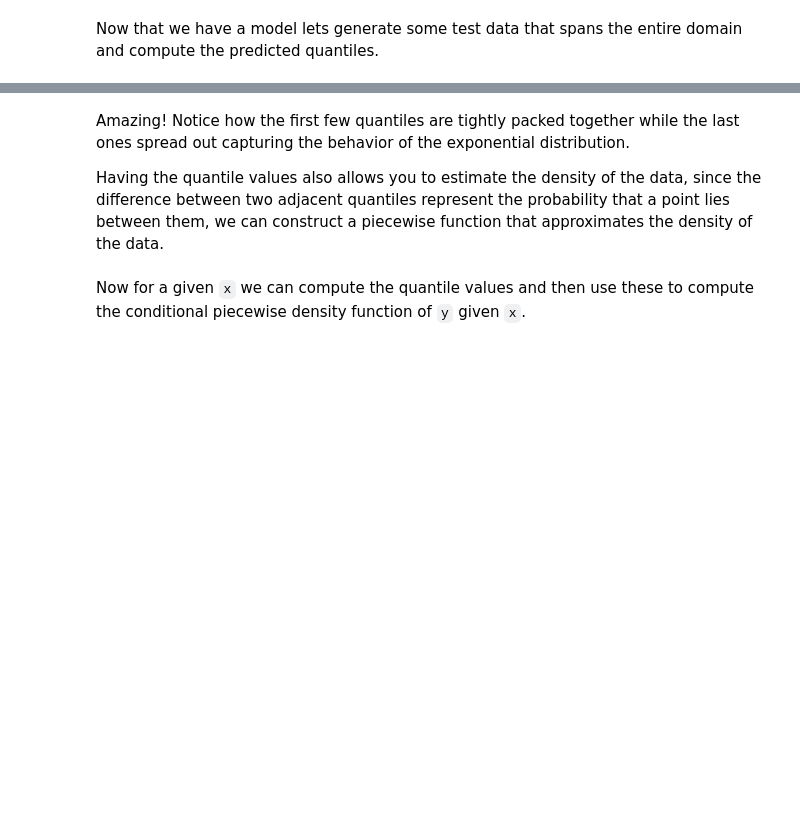
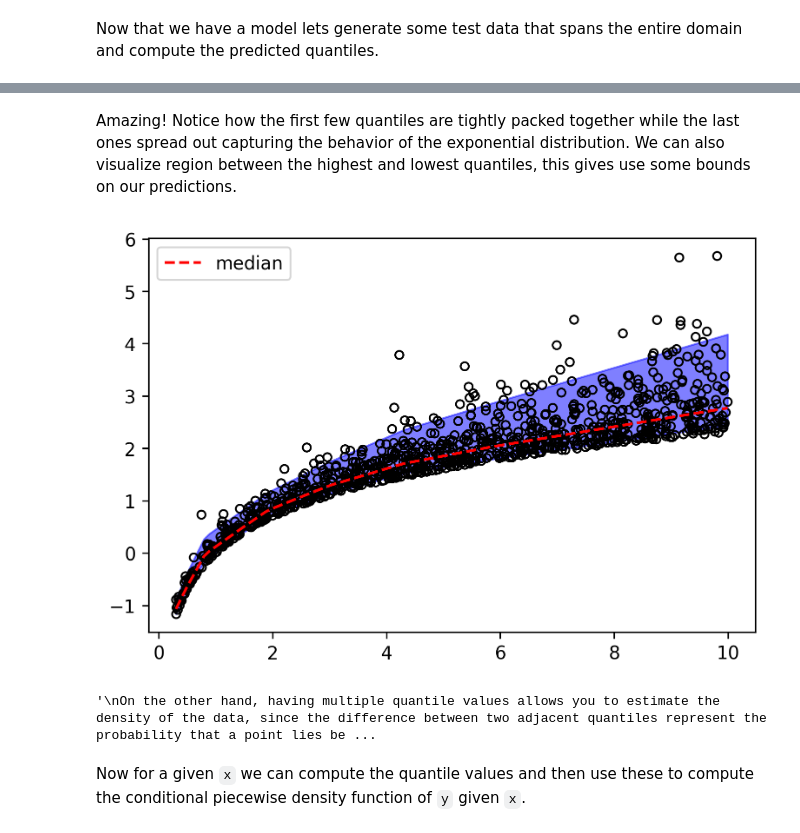
Before and after one commit to cgarciae/quantile-regression, a Jupyter notebook: main.ipynb, the cells around one changed output, grey strips where cells are left out. Cells and saved outputs as stored; diff of their text form; code cells hidden in the pictures; blank space fills up the shorter version.

Commit message:
add bounds viz

```diff
--- a/main.ipynb
+++ b/main.ipynb
@@ -200,7 +200,28 @@ plt.show()
 # %% [markdown]
-Amazing! Notice how the first few quantiles are tightly packed together while the last ones spread out capturing the behavior of the exponential distribution.
-
-Having the quantile values also allows you to estimate the density of the data, since the difference between two adjacent quantiles represent the probability that a point lies between them, we can construct a piecewise function that approximates the density of the data.
+Amazing! Notice how the first few quantiles are tightly packed together while the last ones spread out capturing the behavior of the exponential distribution. We can also visualize region between the highest and lowest quantiles, this gives use some bounds on our predictions.
+# %%
+
+
+plt.fill_between(x_test, y_pred[:, -1], y_pred[:, 0], alpha=0.5, color="b")
+plt.scatter(x, y, s=20, facecolors="none", edgecolors="k")
+plt.plot(
+    x_test,
+    y_pred[:, quantiles.index(0.5)],
+    color="r",
+    linestyle="dashed",
+    label="median",
+)
+
+plt.legend()
+plt.show()
+
+# %%[markdown]
+"""
+On the other hand, having multiple quantile values allows you to estimate the density of the data, since the difference between two adjacent quantiles represent the probability that a point lies between them, we can construct a piecewise function that approximates the density of the data.
+"""
+# %% [output]
+[figure, added]
+'\nOn the other hand, having multiple quantile values allows you to estimate the density of the data, since the difference between two adjacent quantiles represent the probability that a point lies be ...
 # %%
 def get_pdf(quantiles, q_values):
     densities = []
```
Also changed, not shown: parts of 3 cells of this notebook, 10 other files.
